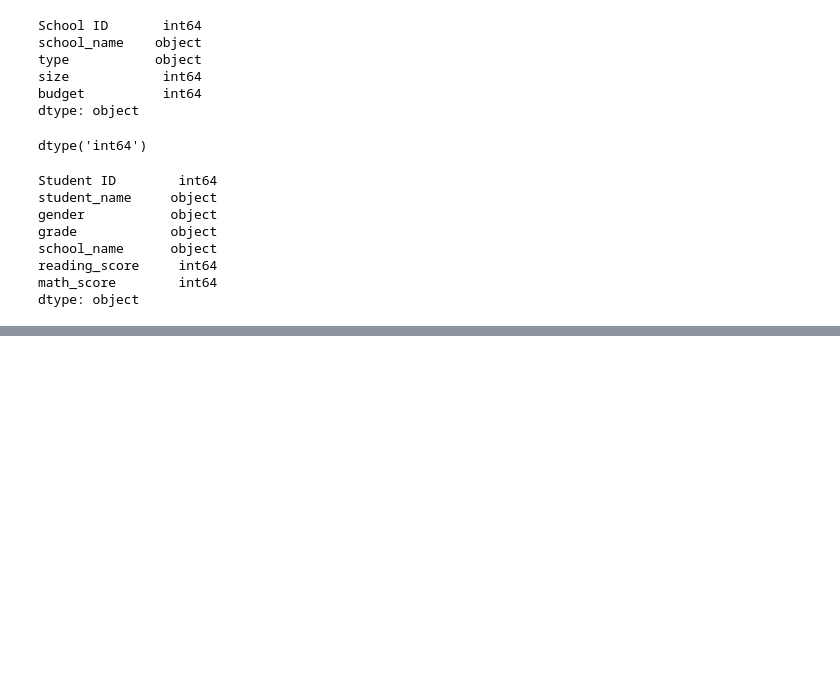
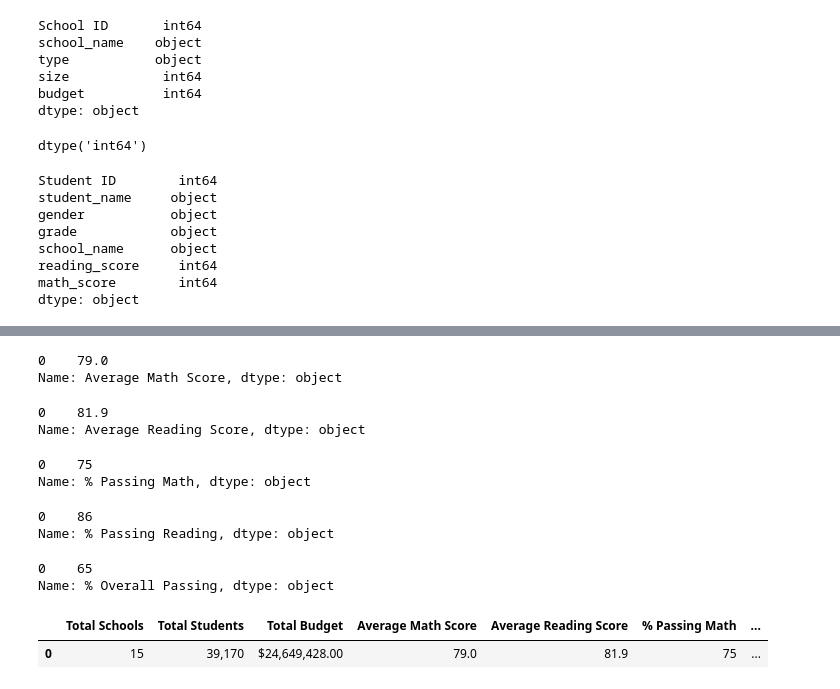
Before and after one commit to catsquared/school_district_analysis, a Jupyter notebook: PyCitySchools.ipynb, the cells around one changed output, grey strips where cells are left out. Cells and saved outputs as stored; diff of their text form; code cells hidden in the pictures; blank space fills up the shorter version.

```diff
--- a/PyCitySchools.ipynb
+++ b/PyCitySchools.ipynb
@@ -149,0 +339,51 @@ for ps in prefix_suffix:
+# %%
+# Format the average scores to 1 decimal
+# .. and pct passing to the nearest whole number
+district_summary_df["Average Math Score"] = district_summary_df["Average Math Score"].map("{:.1f}".format)
+
+district_summary_df["Average Math Score"]
+# %% [output]
+0    79.0
+Name: Average Math Score, dtype: object
+# %%
+# Format the average scores to 1 decimal
+# .. and pct passing to the nearest whole number
+district_summary_df["Average Reading Score"] = district_summary_df["Average Reading Score"].map("{:.1f}".format)
+
+district_summary_df["Average Reading Score"]
+# %% [output]
+0    81.9
+Name: Average Reading Score, dtype: object
+# %%
+# Format the average scores to 1 decimal
+# .. and pct passing to the nearest whole number
+district_summary_df["% Passing Math"] = district_summary_df["% Passing Math"].map("{:.0f}".format)
+
+district_summary_df["% Passing Math"]
+# %% [output]
+0    75
+Name: % Passing Math, dtype: object
+# %%
+# Format the average scores to 1 decimal
+# .. and pct passing to the nearest whole number
+district_summary_df["% Passing Reading"] = district_summary_df["% Passing Reading"].map("{:.0f}".format)
+
+district_summary_df["% Passing Reading"]
+# %% [output]
+0    86
+Name: % Passing Reading, dtype: object
+# %%
+# Format the average scores to 1 decimal
+# .. and pct passing to the nearest whole number
+district_summary_df["% Overall Passing"] = district_summary_df["% Overall Passing"].map("{:.0f}".format)
+
+district_summary_df["% Overall Passing"]
+# %% [output]
+0    65
+Name: % Overall Passing, dtype: object
+# %%
+# Check on the updated dataframe with formatting
+district_summary_df
+# %% [output]
+|  | Total Schools | Total Students | Total Budget | Average Math Score | Average Reading Score | % Passing Math | ... |
+| 0 | 15 | 39,170 | $24,649,428.00 | 79.0 | 81.9 | 75 | ... |
```
Also changed, not shown: parts of 20 cells of this notebook.
